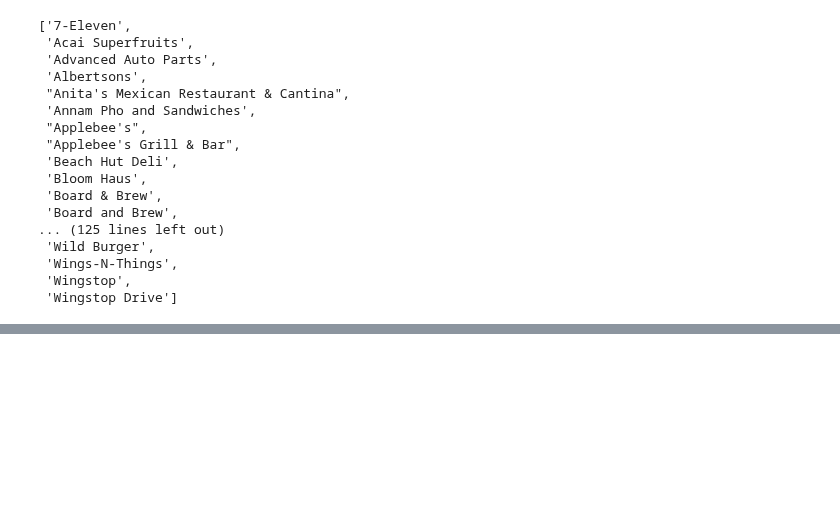
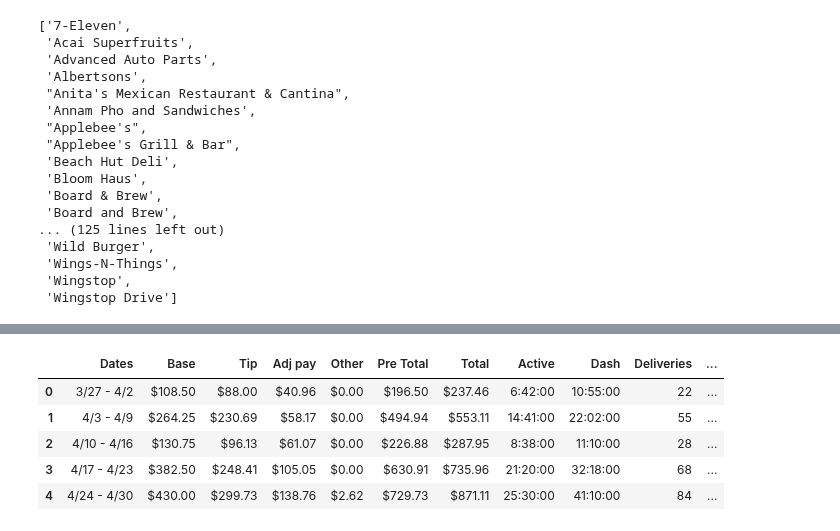
Before and after one commit to Crawford92/DeliveryData, a Jupyter notebook: stats.ipynb, the cells around one changed output, grey strips where cells are left out. Saved outputs shown, nothing was run; the diff lists cells and outputs as text; code cells hidden in the pictures; blank space fills up the shorter version.

```diff
--- a/stats.ipynb
+++ b/stats.ipynb
@@ -215,0 +320,9 @@ Saturday
+# %%
+WeeksDF.head()
+# %% [output]
+|  | Dates | Base | Tip | Adj pay | Other | Pre Total | Total | Active | Dash | Deliveries | ... |
+| 0 | 3/27 - 4/2 | $108.50 | $88.00 | $40.96 | $0.00 | $196.50 | $237.46 | 6:42:00 | 10:55:00 | 22 | ... |
+| 1 | 4/3 - 4/9 | $264.25 | $230.69 | $58.17 | $0.00 | $494.94 | $553.11 | 14:41:00 | 22:02:00 | 55 | ... |
+| 2 | 4/10 - 4/16 | $130.75 | $96.13 | $61.07 | $0.00 | $226.88 | $287.95 | 8:38:00 | 11:10:00 | 28 | ... |
+| 3 | 4/17 - 4/23 | $382.50 | $248.41 | $105.05 | $0.00 | $630.91 | $735.96 | 21:20:00 | 32:18:00 | 68 | ... |
+| 4 | 4/24 - 4/30 | $430.00 | $299.73 | $138.76 | $2.62 | $729.73 | $871.11 | 25:30:00 | 41:10:00 | 84 | ... |
```
Also changed, not shown: parts of 16 cells of this notebook, 1 other file.
